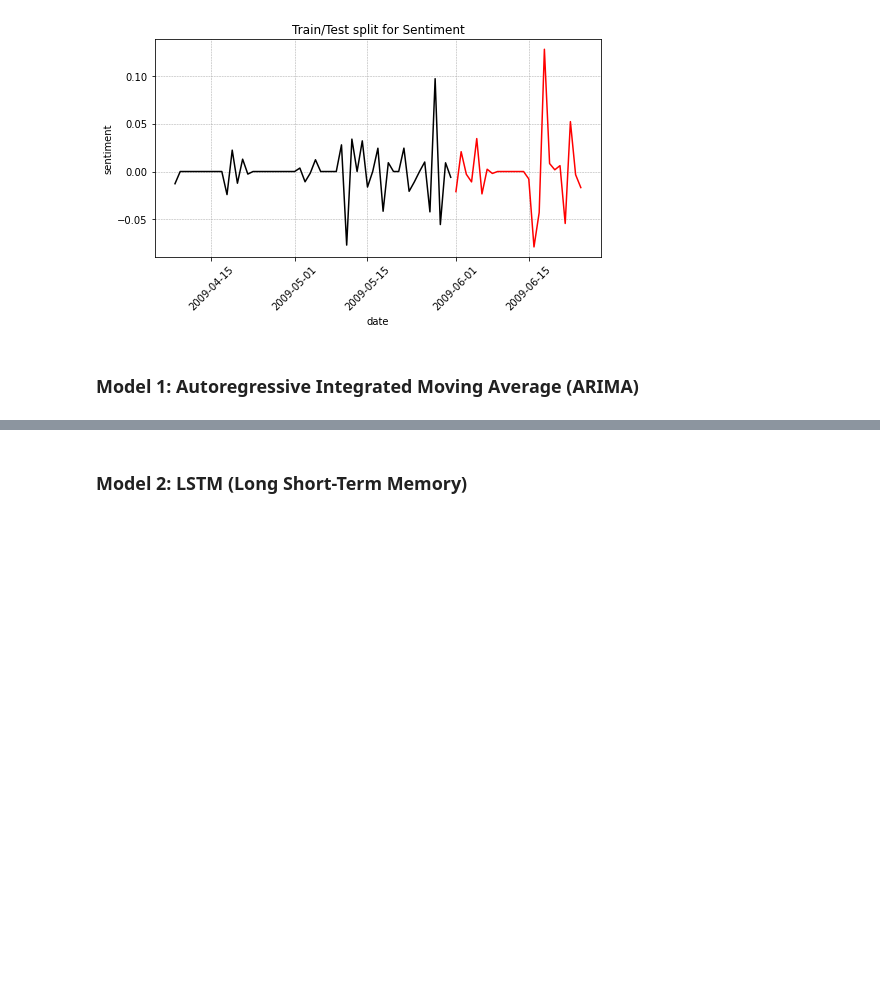
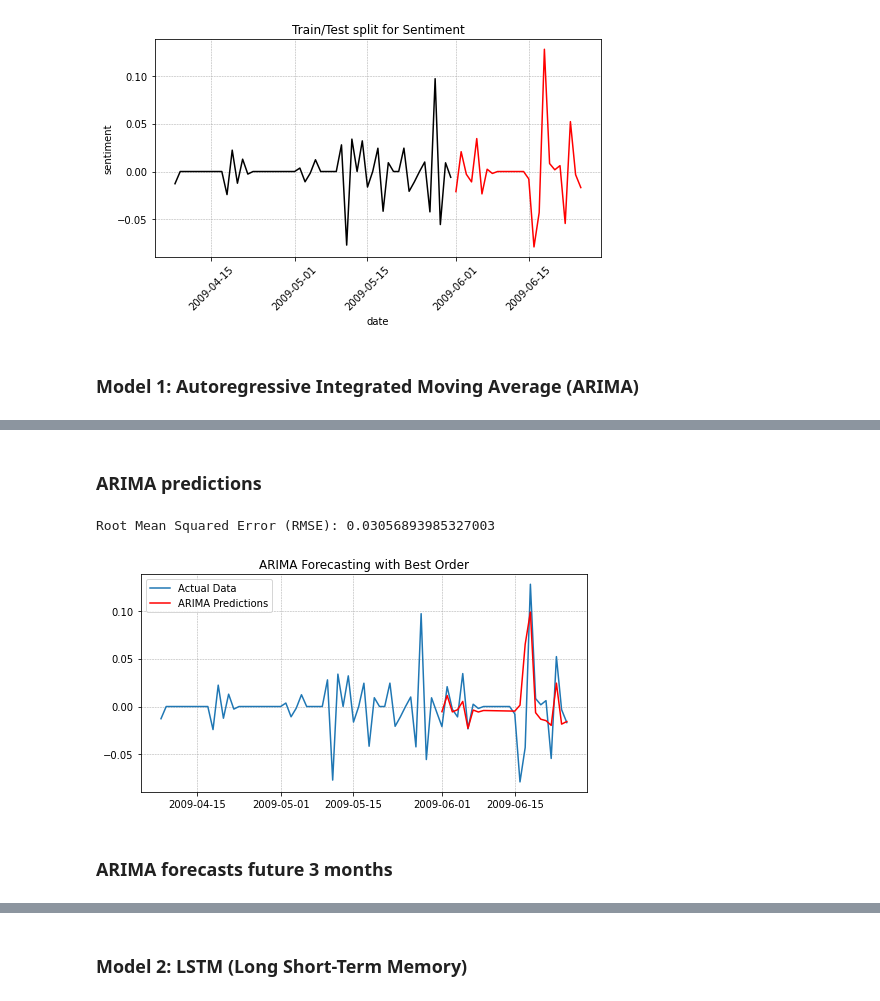
Before and after one commit to CleliaCaetano/CA2_SEM2_ProjectTweets, a Jupyter notebook: MScDataAnalytics_CA2_SEM2_CleliaCaetano.ipynb, the cells around one changed output, grey strips where cells are left out. Saved outputs shown, nothing was run; the diff lists cells and outputs as text; code cells hidden in the pictures; blank space fills up the shorter version.

```diff
--- a/MScDataAnalytics_CA2_SEM2_CleliaCaetano.ipynb
+++ b/MScDataAnalytics_CA2_SEM2_CleliaCaetano.ipynb
@@ -1448,0 +1441,44 @@ Root Mean Squared Error (RMSE): 0.03696263651409014
+# %% [markdown]
+### ARIMA predictions
+# %%
+# Extract the best order values
+best_order_values = best_order_aic[0]
+
+# Ensure non-negative values for differencing parameter
+best_order_values = (max(0, best_order_values[0]), max(0, best_order_values[1]), max(0, best_order_values[2]))
+
+# ARIMA predictions
+arima_model = ARIMA(train['sentiment'], order=best_order_values)
+arima_fit = arima_model.fit()
+arima_predictions = arima_fit.predict(start=len(train), end=len(train) + len(test) - 1, typ='levels')
+
+# Use the best_order to fit your final ARIMA model
+final_model = ARIMA(df_daily['sentiment'], order=best_order_values)
+final_fit_model = final_model.fit()
+
+# Label test is a NumPy array
+test = pd.DataFrame(test[:len(df_daily)], index=df_daily.index[-len(test):], columns=['sentiment'])
+
+# Forecast, evaluate, and plot (remaining code)
+# Update the start and end parameters in the predict method
+predictions = final_fit_model.predict(start=test.index[0], end=test.index[-1], typ='levels')
+
+# Add ARIMA Predictions to the 'test' DataFrame
+test['ARIMA Predictions'] = predictions
+
+# Evaluate the model
+rmse = sqrt(mean_squared_error(test['sentiment'], test['ARIMA Predictions']))
+print(f'Root Mean Squared Error (RMSE): {rmse}')
+
+# Plot the predictions
+plt.plot(df_daily.index, df_daily['sentiment'], label='Actual Data')
+plt.plot(test.index, test['ARIMA Predictions'], label='ARIMA Predictions', color='red')
+plt.title('ARIMA Forecasting with Best Order')
+plt.grid(color='darkgray', linestyle='--', linewidth=0.5)
+plt.legend()
+plt.show()
+# %% [output]
+Root Mean Squared Error (RMSE): 0.03056893985327003
+[figure, added]
+# %% [markdown]
+### ARIMA forecasts future 3 months
```
Also changed, not shown: parts of 43 cells of this notebook.
